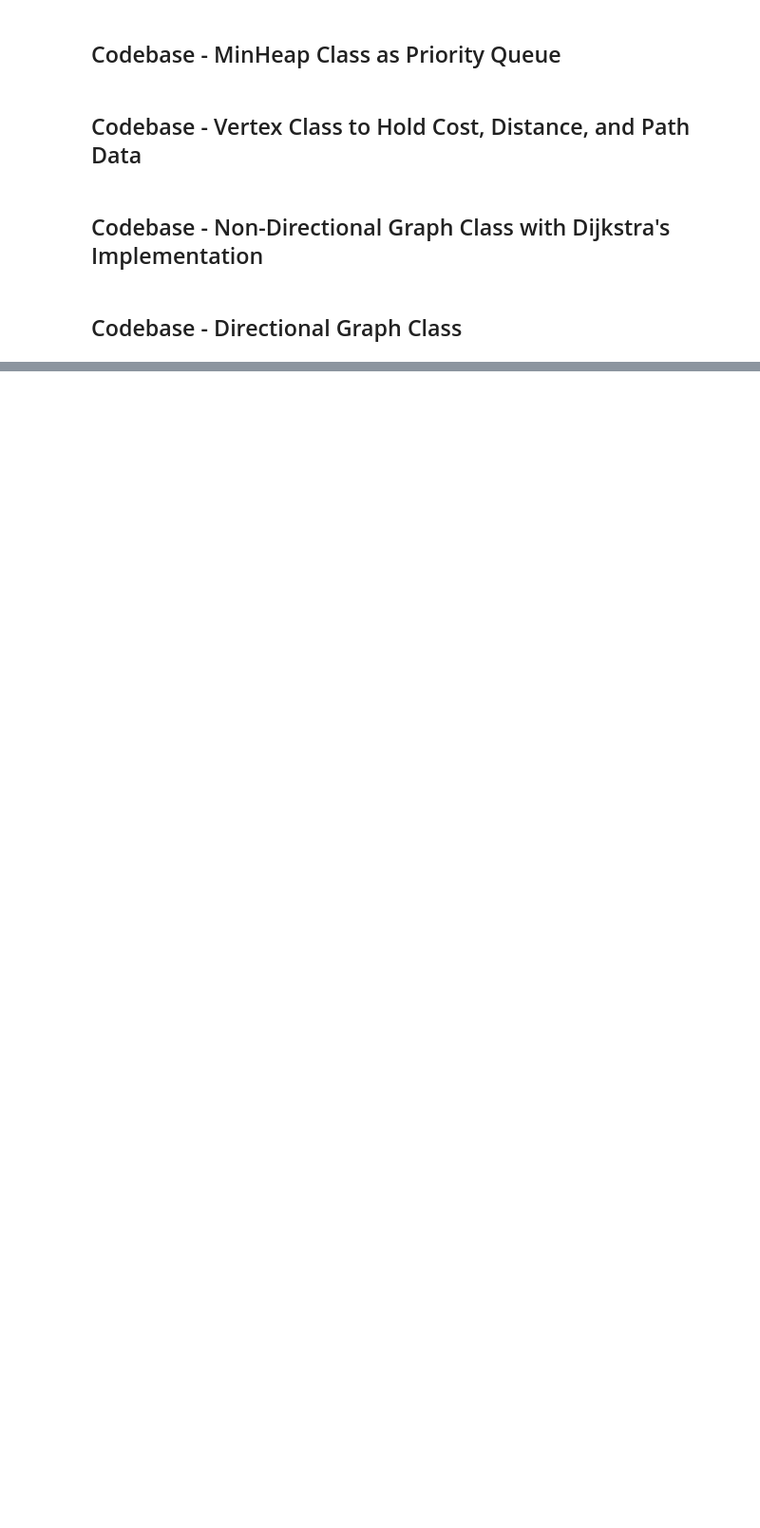
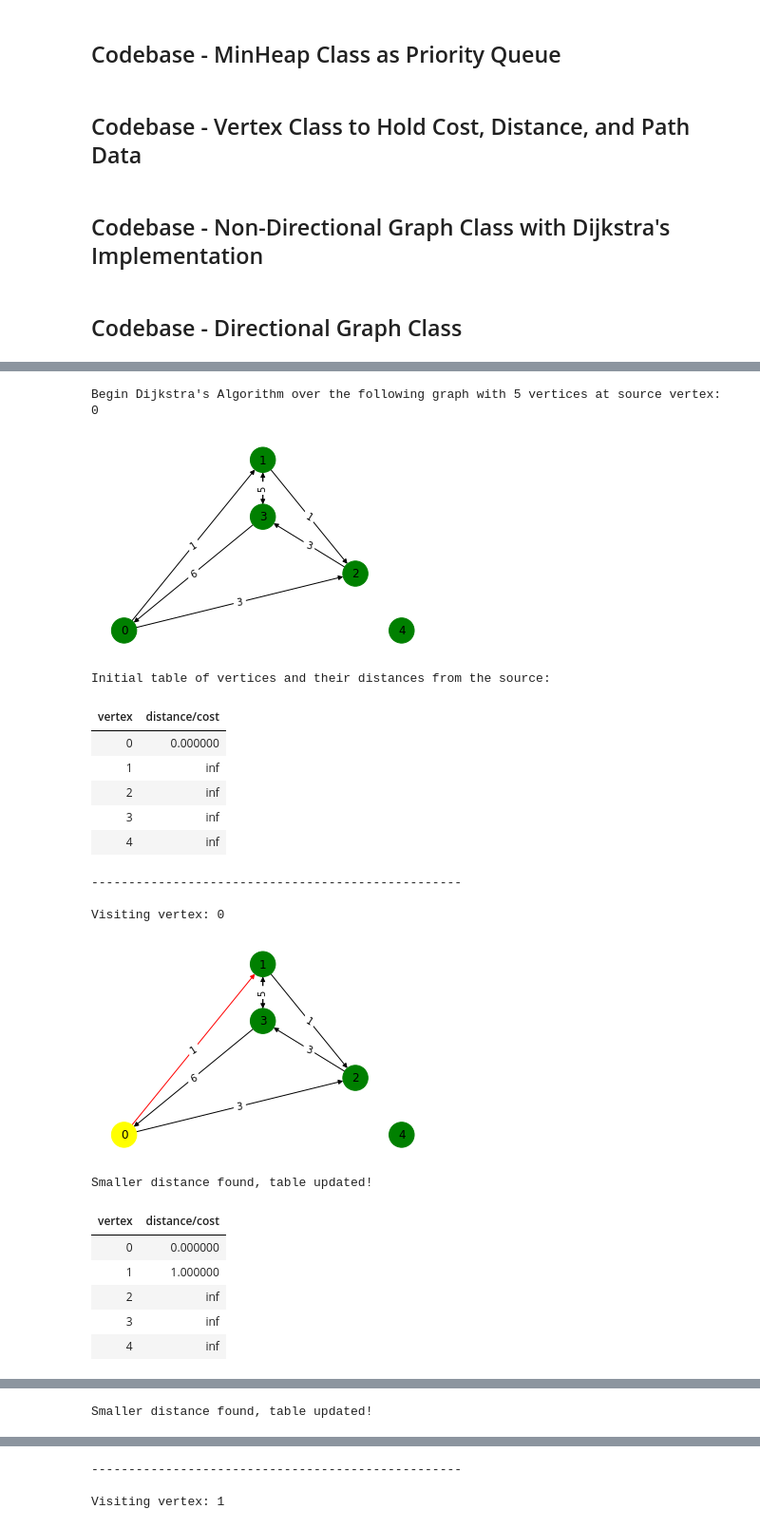
Before and after one commit to RaphGG/tool-playground, a Jupyter notebook: jupyter-lab/dijkstra.ipynb, the cells around one changed output, grey strips where cells are left out. Shown at 95% size. Saved outputs shown, nothing was run; the diff lists cells and outputs as text; code cells hidden in the pictures; blank space fills up the shorter version.

```diff
--- a/jupyter-lab/dijkstra.ipynb
+++ b/jupyter-lab/dijkstra.ipynb
@@ -538,0 +625,33 @@ Visiting vertex: 1
+# %%
+exampleDiGraph = GraphDi(4)
+exampleDiGraph.addEdge(0, 1, 1)
+exampleDiGraph.addEdge(0, 2, 3)
+exampleDiGraph.addEdge(1, 2, 1)
+exampleDiGraph.addEdge(1, 3, 5)
+exampleDiGraph.addEdge(2, 3, 3)
+exampleDiGraph.addEdge(3, 0, 6)
+exampleDiGraph.addEdge(3, 1, 5)
+exampleDiGraph.addNode(4)
+
+exampleDiGraph.printDijkstra(0)
+# %% [output]
+Begin Dijkstra's Algorithm over the following graph with 5 vertices at source vertex: 0
+[figure, added]
+Initial table of vertices and their distances from the source:
+| vertex | distance/cost |
+| 0 | 0.000000 |
+| 1 | inf |
+| 2 | inf |
+| 3 | inf |
+| 4 | inf |
+--------------------------------------------------
+
+Visiting vertex: 0
+[figure, added]
+Smaller distance found, table updated!
+| vertex | distance/cost |
+| 0 | 0.000000 |
+| 1 | 1.000000 |
+| 2 | inf |
+| 3 | inf |
+| 4 | inf |
@@ -538,0 +659 @@ Visiting vertex: 1
+Smaller distance found, table updated!
@@ -538,0 +666,3 @@ Visiting vertex: 1
+--------------------------------------------------
+
+Visiting vertex: 1
```
Also changed, not shown: parts of 15 cells of this notebook, 6 other files.
